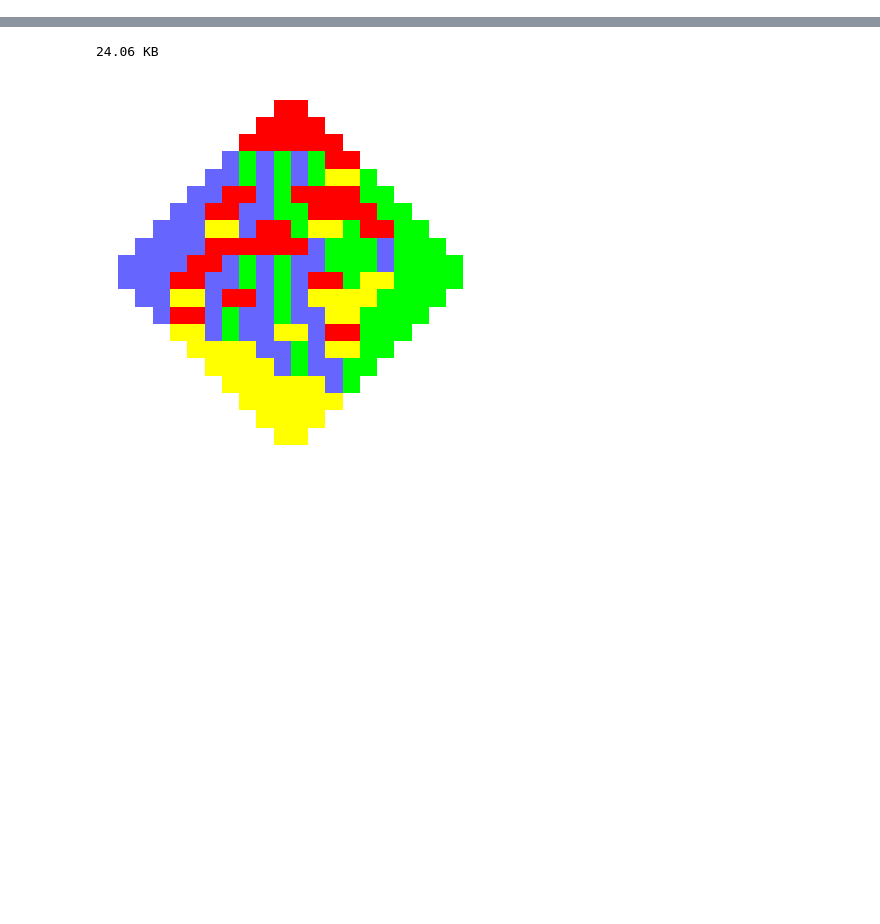
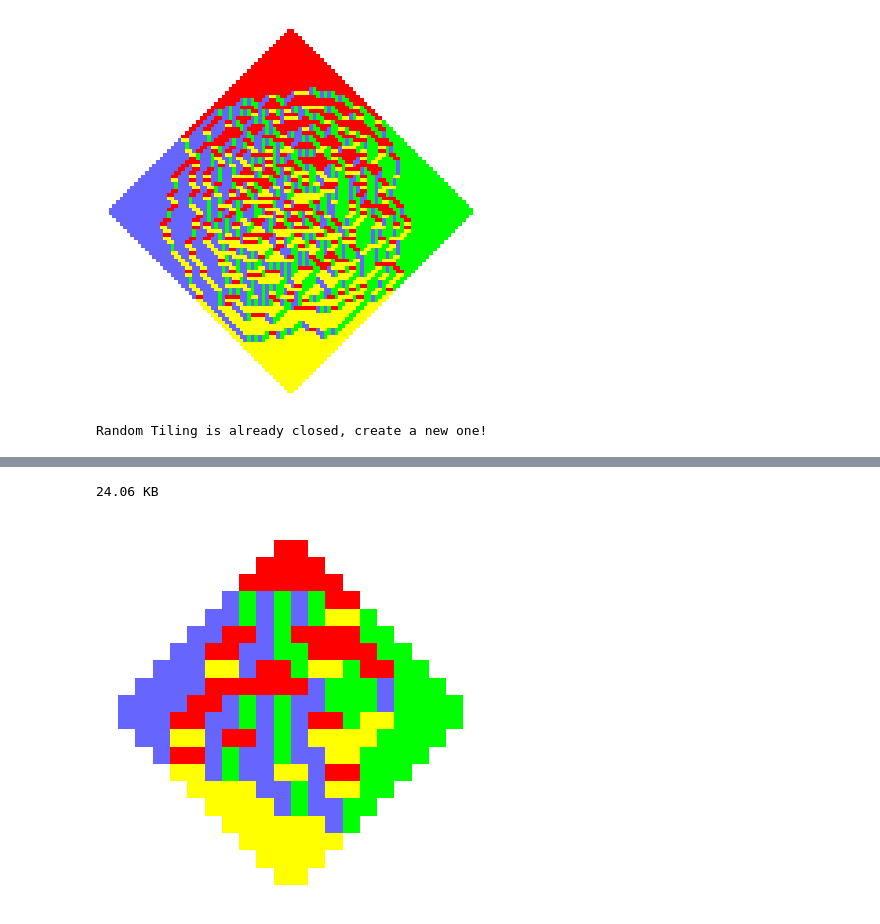
Before and after one commit to MaxvanHorssen/random-tilings, a Jupyter notebook: Dev V2.ipynb, the cells around one changed output, grey strips where cells are left out. Saved outputs shown, nothing was run; the diff lists cells and outputs as text; code cells hidden in the pictures; blank space fills up the shorter version.

```diff
--- a/Dev V2.ipynb
+++ b/Dev V2.ipynb
@@ -8,0 +58,10 @@ B = RT.Hexagon(n,w)
+# %%
+A.shuffle()
+A._RT__M = M
+A.plot()
+# %% [output]
+[figure, added]
+# %%
+A.plot()
+# %% [output]
+Random Tiling is already closed, create a new one!
```
Also changed, not shown: parts of 17 cells of this notebook, 4 other files.
